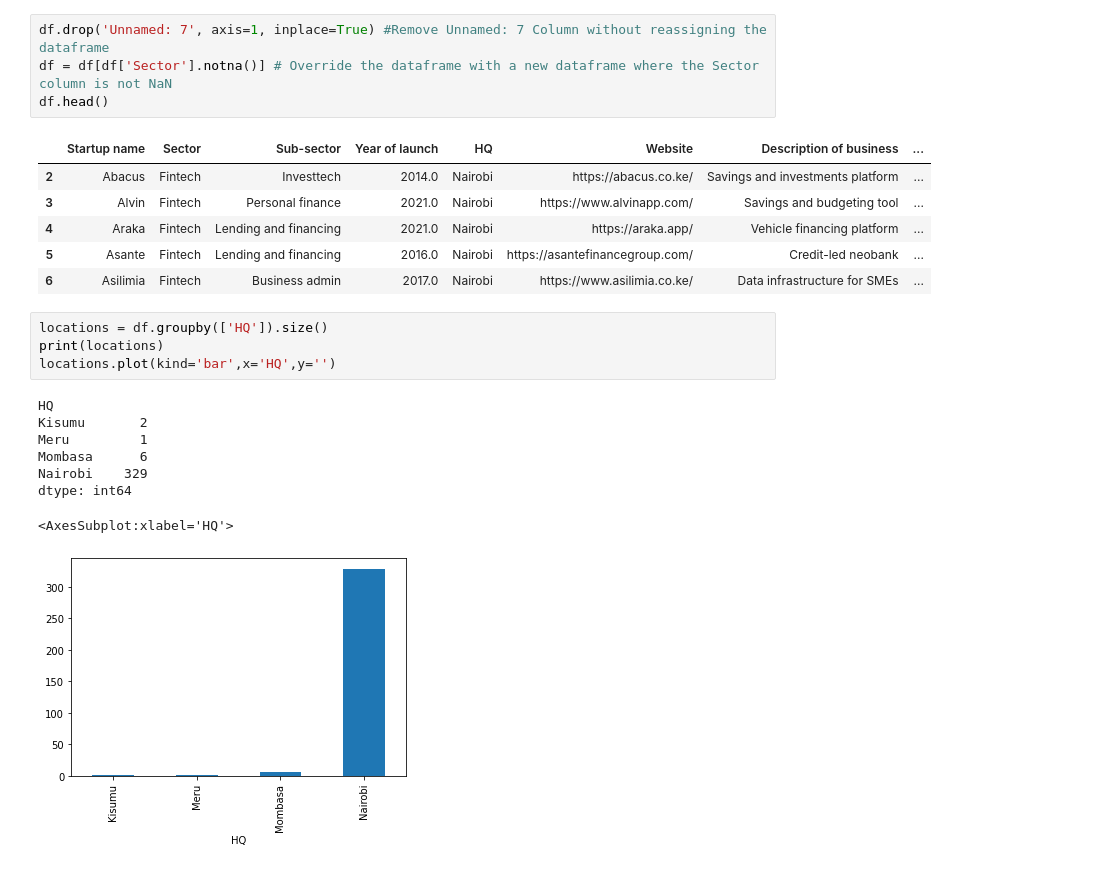
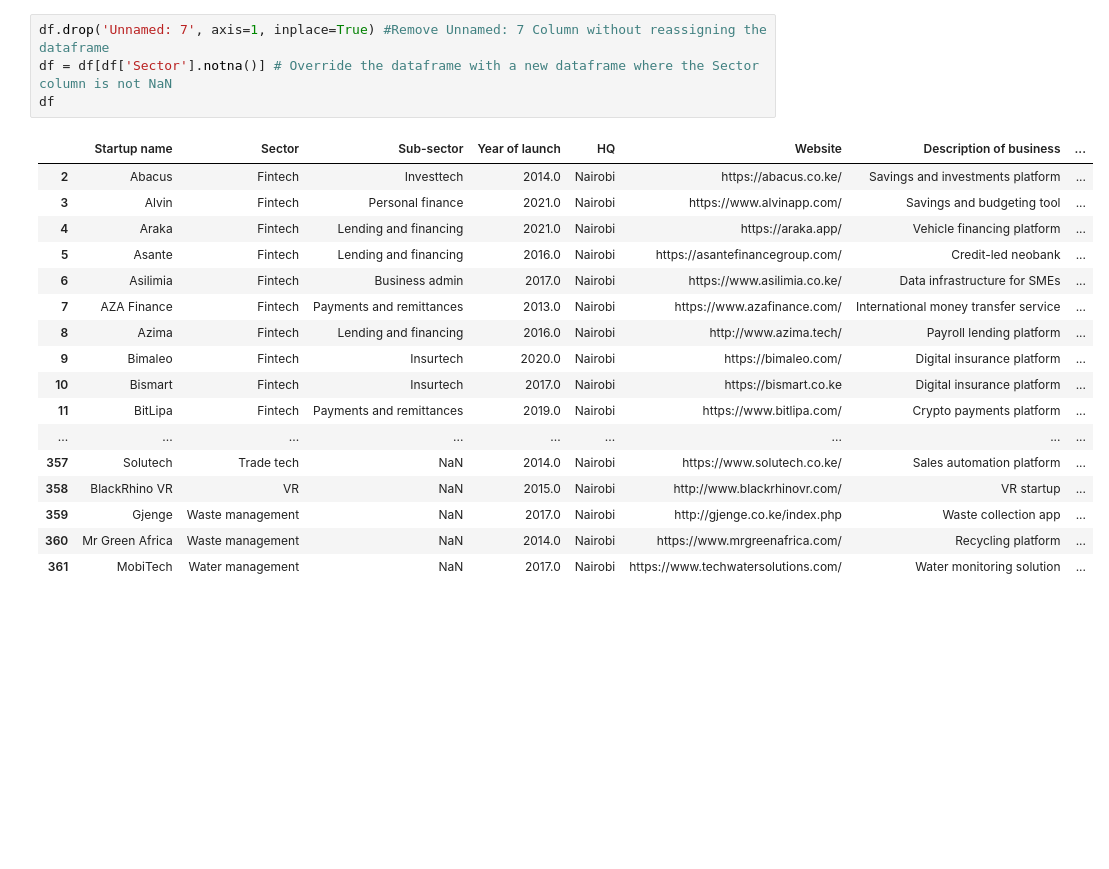
Before and after one commit to david-marko/Introduction-to-data-analytics---7th-Jan-2023, a Jupyter notebook: analysis.py.ipynb, the cells around one changed output. Drawn from its saved outputs; the diff is of its cells as text; blank space fills up the shorter version.

```diff
--- a/analysis.py.ipynb
+++ b/analysis.py.ipynb
@@ -15,24 +27,22 @@ df.head()
 # %%
 df.drop('Unnamed: 7', axis=1, inplace=True) #Remove Unnamed: 7 Column without reassigning the dataframe
 df = df[df['Sector'].notna()] # Override the dataframe with a new dataframe where the Sector column is not NaN
-df.head()
+df
 # %% [output]
 |  | Startup name | Sector | Sub-sector | Year of launch | HQ | Website | Description of business | ... |
 | 2 | Abacus | Fintech | Investtech | 2014.0 | Nairobi | https://abacus.co.ke/ | Savings and investments platform | ... |
 | 3 | Alvin | Fintech | Personal finance | 2021.0 | Nairobi | https://www.alvinapp.com/ | Savings and budgeting tool | ... |
 | 4 | Araka | Fintech | Lending and financing | 2021.0 | Nairobi | https://araka.app/ | Vehicle financing platform | ... |
 | 5 | Asante | Fintech | Lending and financing | 2016.0 | Nairobi | https://asantefinancegroup.com/ | Credit-led neobank | ... |
 | 6 | Asilimia | Fintech | Business admin | 2017.0 | Nairobi | https://www.asilimia.co.ke/ | Data infrastructure for SMEs | ... |
+| 7 | AZA Finance | Fintech | Payments and remittances | 2013.0 | Nairobi | https://www.azafinance.com/ | International money transfer service | ... |
+| 8 | Azima | Fintech | Lending and financing | 2016.0 | Nairobi | http://www.azima.tech/ | Payroll lending platform | ... |
+| 9 | Bimaleo | Fintech | Insurtech | 2020.0 | Nairobi | https://bimaleo.com/ | Digital insurance platform | ... |
+| 10 | Bismart | Fintech | Insurtech | 2017.0 | Nairobi | https://bismart.co.ke | Digital insurance platform | ... |
+| 11 | BitLipa | Fintech | Payments and remittances | 2019.0 | Nairobi | https://www.bitlipa.com/ | Crypto payments platform | ... |
+| ... | ... | ... | ... | ... | ... | ... | ... | ... |
+| 357 | Solutech | Trade tech | NaN | 2014.0 | Nairobi | https://www.solutech.co.ke/ | Sales automation platform | ... |
+| 358 | BlackRhino VR | VR | NaN | 2015.0 | Nairobi | http://www.blackrhinovr.com/ | VR startup | ... |
+| 359 | Gjenge | Waste management | NaN | 2017.0 | Nairobi | http://gjenge.co.ke/index.php | Waste collection app | ... |
+| 360 | Mr Green Africa | Waste management | NaN | 2014.0 | Nairobi | https://www.mrgreenafrica.com/ | Recycling platform | ... |
+| 361 | MobiTech | Water management | NaN | 2017.0 | Nairobi | https://www.techwatersolutions.com/ | Water monitoring solution | ... |
-# %%
-locations = df.groupby(['HQ']).size()
-print(locations)
-locations.plot(kind='bar',x='HQ',y='')
-# %% [output]
-HQ
-Kisumu       2
-Meru         1
-Mombasa      6
-Nairobi    329
-dtype: int64
-<AxesSubplot:xlabel='HQ'>
-[figure, removed]
```
Also changed, not shown: parts of 17 cells of this notebook.
